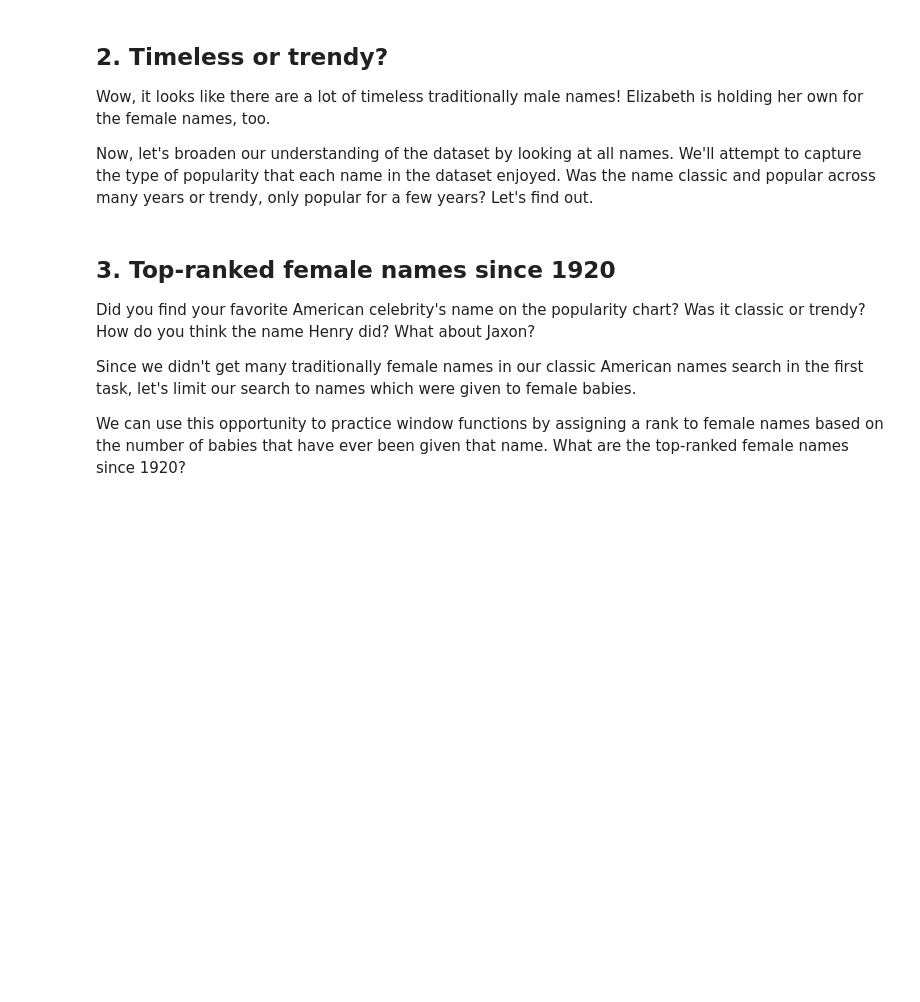
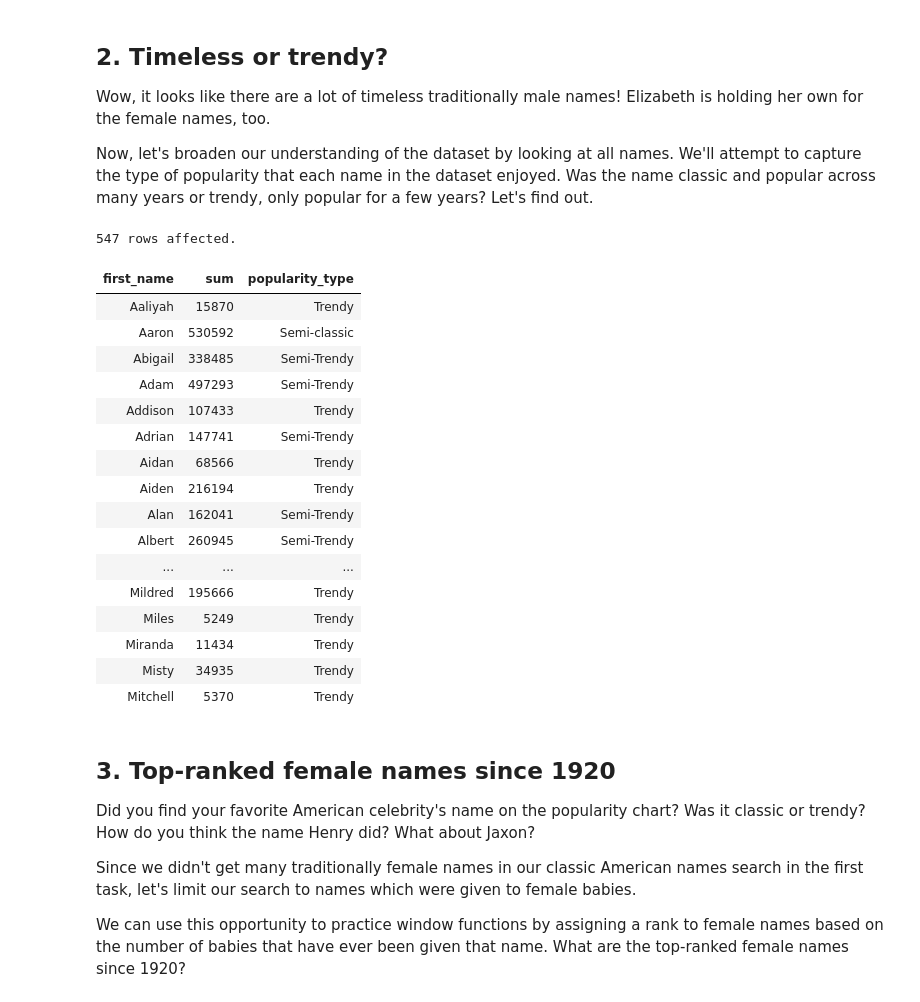
Before and after one commit to jonmabale/datacamp, a Jupyter notebook: sql/Analyzing American Baby Name Trends/notebook.ipynb, the cells around one changed output. Saved outputs shown, nothing was run; the diff lists cells and outputs as text; code cells hidden in the pictures; blank space fills up the shorter version.

```diff
--- a/sql/Analyzing American Baby Name Trends/notebook.ipynb
+++ b/sql/Analyzing American Baby Name Trends/notebook.ipynb
@@ -75,12 +68,42 @@ HAVING first_name IS NOT NULL
 <p>Now, let's broaden our understanding of the dataset by looking at all names. We'll attempt to capture the type of popularity that each name in the dataset enjoyed. Was the name classic and popular across many years or trendy, only popular for a few years? Let's find out. </p>
 # %%
 %%sql
+postgresql:///names
 
 -- Classify first names as 'Classic', 'Semi-classic', 'Semi-trendy', or 'Trendy'
 -- Alias this column as popularity_type
 -- Select first_name, the sum of babies who have ever had that name, and popularity_type
 -- Order the results alphabetically by first_name
-...
+
+SELECT first_name,
+       SUM(num),
+       CASE WHEN COUNT(first_name) > 80 THEN 'Classic'
+            WHEN COUNT(first_name) > 50 THEN 'Semi-classic'
+            WHEN COUNT(first_name) > 20 THEN 'Semi-Trendy'
+            ELSE 'Trendy' END
+            AS popularity_type
+  FROM baby_names
+ GROUP BY first_name
+ ORDER BY first_name;
+# %% [output]
+547 rows affected.
+| first_name | sum | popularity_type |
+| Aaliyah | 15870 | Trendy |
+| Aaron | 530592 | Semi-classic |
+| Abigail | 338485 | Semi-Trendy |
+| Adam | 497293 | Semi-Trendy |
+| Addison | 107433 | Trendy |
+| Adrian | 147741 | Semi-Trendy |
+| Aidan | 68566 | Trendy |
+| Aiden | 216194 | Trendy |
+| Alan | 162041 | Semi-Trendy |
+| Albert | 260945 | Semi-Trendy |
+| ... | ... | ... |
+| Mildred | 195666 | Trendy |
+| Miles | 5249 | Trendy |
+| Miranda | 11434 | Trendy |
+| Misty | 34935 | Trendy |
+| Mitchell | 5370 | Trendy |
 # %% [markdown]
 ## 3. Top-ranked female names since 1920
 <p>Did you find your favorite American celebrity's name on the popularity chart? Was it classic or trendy? How do you think the name Henry did? What about Jaxon?</p>
```
Also changed, not shown: parts of 4 cells of this notebook.
